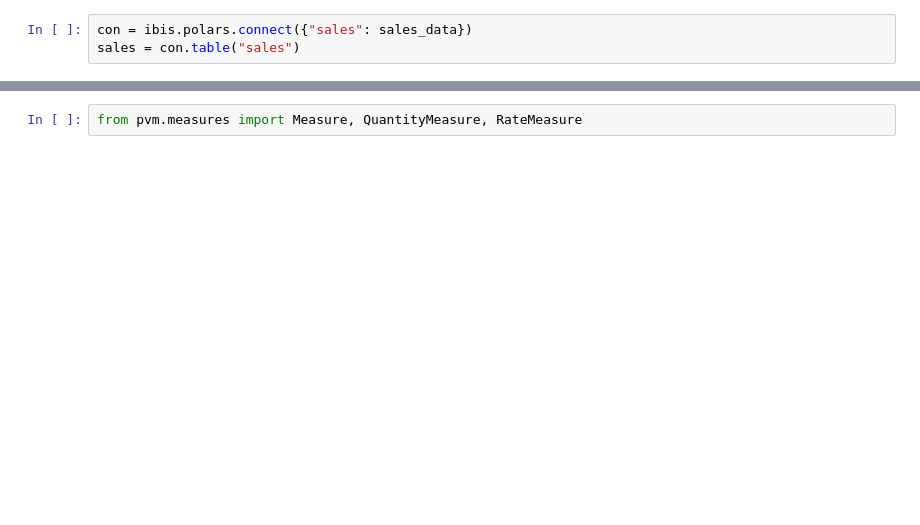
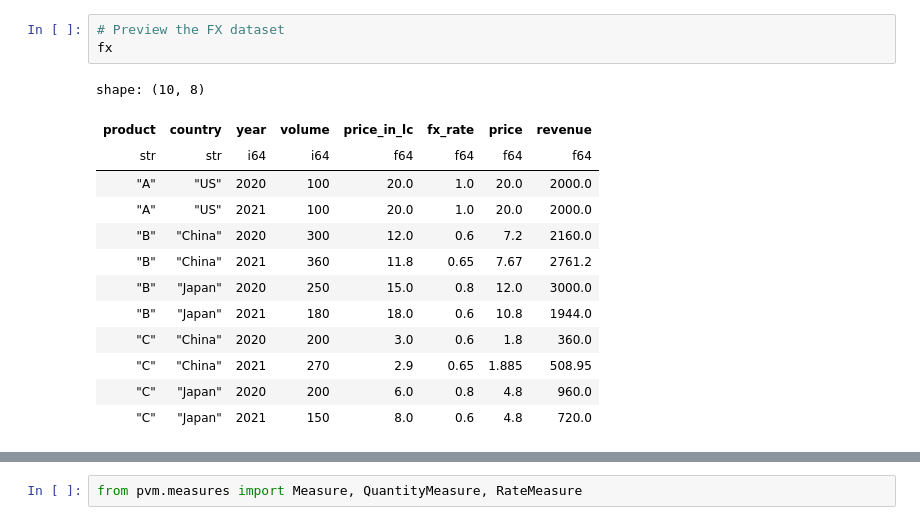
Before and after one commit to kamicollo/pvm, a Jupyter notebook: docs/notebooks/basic_intro.ipynb, the cells around one changed output, grey strips where cells are left out. Cells and saved outputs as stored; diff of their text form; blank space fills up the shorter version.

```diff
--- a/docs/notebooks/basic_intro.ipynb
+++ b/docs/notebooks/basic_intro.ipynb
@@ -24,3 +14,17 @@ shape: (5, 17)
-# %%
-con = ibis.polars.connect({"sales": sales_data})
-sales = con.table("sales")
+# %%
+# Preview the FX dataset
+fx
+# %% [output]
+shape: (10, 8)
+| product | country | year | volume | price_in_lc | fx_rate | price | revenue |
+| str | str | i64 | i64 | f64 | f64 | f64 | f64 |
+| "A" | "US" | 2020 | 100 | 20.0 | 1.0 | 20.0 | 2000.0 |
+| "A" | "US" | 2021 | 100 | 20.0 | 1.0 | 20.0 | 2000.0 |
+| "B" | "China" | 2020 | 300 | 12.0 | 0.6 | 7.2 | 2160.0 |
+| "B" | "China" | 2021 | 360 | 11.8 | 0.65 | 7.67 | 2761.2 |
+| "B" | "Japan" | 2020 | 250 | 15.0 | 0.8 | 12.0 | 3000.0 |
+| "B" | "Japan" | 2021 | 180 | 18.0 | 0.6 | 10.8 | 1944.0 |
+| "C" | "China" | 2020 | 200 | 3.0 | 0.6 | 1.8 | 360.0 |
+| "C" | "China" | 2021 | 270 | 2.9 | 0.65 | 1.885 | 508.95 |
+| "C" | "Japan" | 2020 | 200 | 6.0 | 0.8 | 4.8 | 960.0 |
+| "C" | "Japan" | 2021 | 150 | 8.0 | 0.6 | 4.8 | 720.0 |
```
Also changed, not shown: parts of 18 cells of this notebook, 5 other files.
